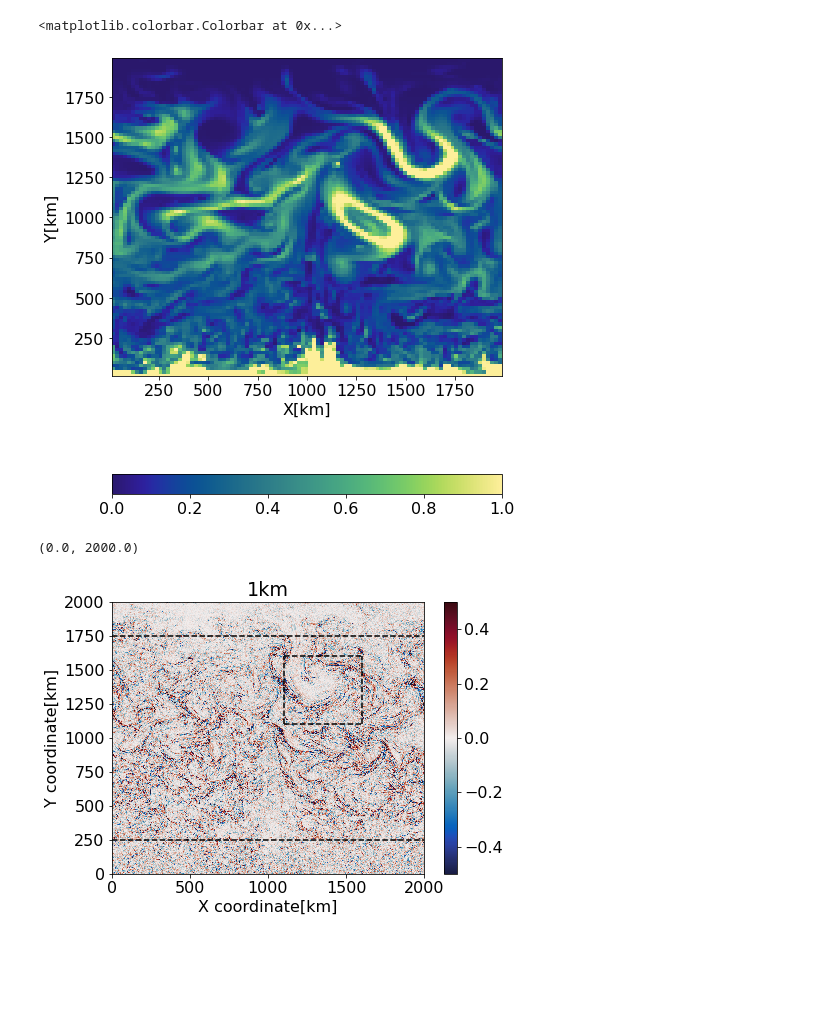
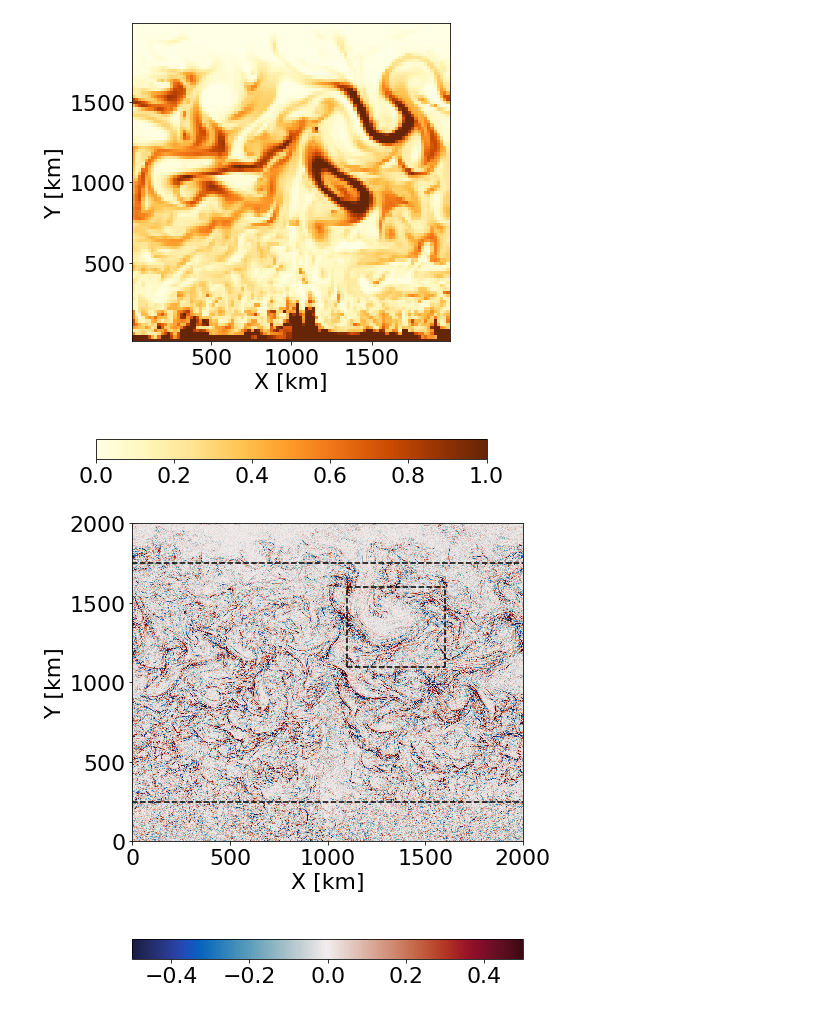
Before and after one commit to dhruvbalwada/vorticity-strain-conditioning, a Jupyter notebook: notebooks/fig2.ipynb, the cells around one changed output. Saved outputs shown, nothing was run; the diff lists cells and outputs as text; code cells hidden in the pictures; blank space fills up the shorter version.

```diff
--- a/notebooks/fig2.ipynb
+++ b/notebooks/fig2.ipynb
@@ -11,7 +11,7 @@ import scipy.special as sp
 from intake import open_catalog
 import cmocean
 # %%
-plt.rcParams.update({'font.size': 16})
+plt.rcParams.update({'font.size': 22})
 # %%
 cat = open_catalog("https://raw.githubusercontent.com/pangeo-data/pangeo-datastore/master/intake-catalogs/ocean/channel.yaml")
 ds01  = cat["channel_ridge_resolutions_01km"].to_dask()
@@ -132,13 +140,15 @@ fig.colorbar(im, orientation="horizontal", pad=0.2)
 # %%
 fig, ax = plt.subplots(figsize=(7,9))
 test20 = (ds20.PTRACER01.sel(Z=280,method='nearest').isel(time=10))
-im = ax.pcolormesh(test20.XC.values/1000,test20.YC.values/1000,(8*(1-test20)).rename(''), vmax=1,vmin=0, cmap ='cmo.haline', rasterized=True)
-ax.set_xlabel("X[km]")
-ax.set_ylabel("Y[km]")
+im = ax.pcolormesh(test20.XC.values/1000,test20.YC.values/1000,(8*(1-test20)).rename(''), vmax=1,vmin=0, cmap ='YlOrBr', rasterized=True)
+ax.set_xlabel("X [km]")
+ax.set_ylabel("Y [km]")
+ax.set_aspect('equal')
 fig.colorbar(im, orientation="horizontal", pad=0.2)
+
+plt.savefig("fig1_tracer20.pdf", bbox_inches = "tight")
 # %% [output]
-<matplotlib.colorbar.Colorbar at 0x...>
-[figure, old version]
+[figure, new version]
 # %%
 depth = 0
 div01_0 = (grid01.diff(ds01.U.sel(Z=depth,method='nearest'), 'X') + grid01.diff(ds01.V.sel(Z=depth,method='nearest'), 'Y', boundary='extend'))/horispace01
@@ -147,22 +157,25 @@ div05_0 = (grid05.diff(ds05.U.sel(Z=depth,method='nearest'), 'X') + grid05.diff(
 
 div20_0 = (grid20.diff(ds20.U.sel(Z=depth,method='nearest'), 'X') + grid20.diff(ds20.V.sel(Z=depth,method='nearest'), 'Y', boundary='extend'))/horispace20
 # %%
-plt.figure(figsize=(7,5))
-plt.pcolormesh(div01_0.XC.values/1000,div01_0.YC.values/1000,(div01_0/abs(f)).rename('').isel(time=10), vmax=.5, vmin=-.5,cmap ='cmo.balance', rasterized=True)
-plt.title('1km')
-plt.xlabel('X coordinate[km]')
-plt.ylabel('Y coordinate[km]')
-plt.colorbar()
+
+fig, ax = plt.subplots(figsize=(7,9))
+im = ax.pcolormesh(div01_0.XC.values/1000,div01_0.YC.values/1000,(div01_0/abs(f)).rename('').isel(time=10), vmax=.5, vmin=-.5,cmap ='cmo.balance', rasterized=True)
+ax.set_xlabel("X [km]")
+ax.set_ylabel("Y [km]")
+ax.set_aspect('equal')
+fig.colorbar(im, orientation="horizontal", pad=0.2)
+
 
 plt.plot(np.linspace(12e5,16e5,20)*0+11e5/1000, np.linspace(11e5,16e5,20)/1000, 'k--',linewidth=1.5)
 plt.plot(np.linspace(12e5,16e5,20)*0+16e5/1000, np.linspace(11e5,16e5,20)/1000, 'k--',linewidth=1.5)
 plt.plot(np.linspace(11e5,16e5,20)/1000, np.linspace(12e5,16e5,20)*0+11e5/1000, 'k--',linewidth=1.5)
 plt.plot(np.linspace(11e5,16e5,20)/1000, np.linspace(12e5,16e5,20)*0+16e5/1000, 'k--',linewidth=1.5)
 plt.plot(np.linspace(0,2e6,60)/1000, np.linspace(12e5,16e5,60)*0+17.5e5/1000, 'k--')
 plt.plot(np.linspace(0,2e6,60)/1000, np.linspace(12e5,16e5,60)*0+2.5e5/1000, 'k--')
 plt.xlim(0,2000)
 plt.ylim(0,2000)
+
+plt.savefig("fig1_div01.pdf", bbox_inches = "tight")
 # %% [output]
-(0.0, 2000.0)
-[figure, old version]
+[figure, new version]
 # %%
```
Also changed, not shown: parts of 11 cells of this notebook, 1 other file.
